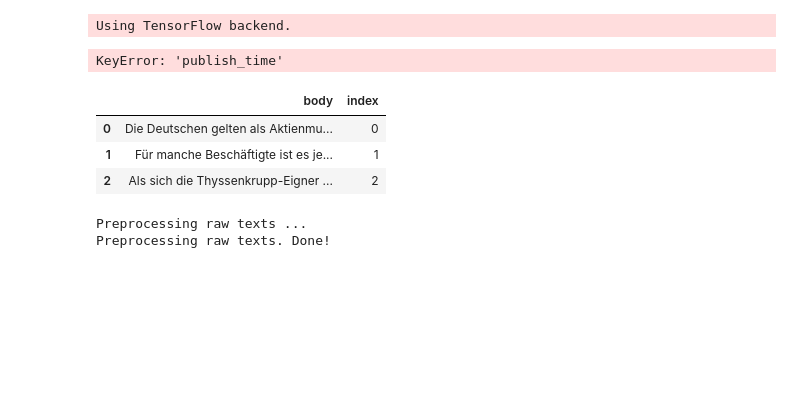
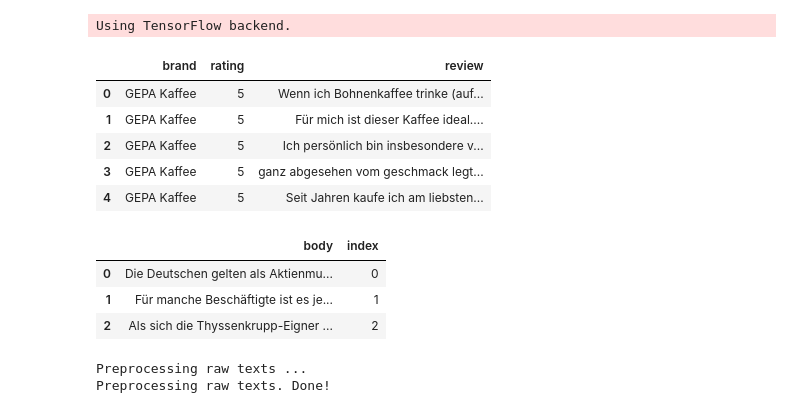
Before and after one commit to raweon1/Forecast, a Jupyter notebook: source/Topic/Topic.ipynb, the cells around one changed output. Saved outputs shown, nothing was run; the diff lists cells and outputs as text; code cells hidden in the pictures; blank space fills up the shorter version.

```diff
--- a/source/Topic/Topic.ipynb
+++ b/source/Topic/Topic.ipynb
@@ -23,8 +23,0 @@ meta = pd.read_csv("demo_text_chunk_0.csv", sep=";")
-# %%
-meta["publish_time"] = pd.to_datetime(meta["publish_time"])
-meta["publish_year"] = (pd.DatetimeIndex(meta['publish_time']).year)
-meta["publish_month"] = (pd.DatetimeIndex(meta['publish_time']).month)
-meta = meta[meta["publish_year"] == 2020]
-print(meta.shape[0], " papers are available after 2020 Jan 1.")
-# %% [output]
-KeyError: 'publish_time'
@@ -31,3 +27,12 @@ KeyError: 'publish_time'
+# %%
+meta.head()
+# %% [output]
+|  | brand | rating | review |
+| 0 | GEPA Kaffee | 5 | Wenn ich Bohnenkaffee trinke (auf... |
+| 1 | GEPA Kaffee | 5 | Für mich ist dieser Kaffee ideal.... |
+| 2 | GEPA Kaffee | 5 | Ich persönlich bin insbesondere v... |
+| 3 | GEPA Kaffee | 5 | ganz abgesehen vom geschmack legt... |
+| 4 | GEPA Kaffee | 5 | Seit Jahren kaufe ich am liebsten... |
 # %%
 sentences = []
 sentence_to_summary = {}
```
Also changed, not shown: parts of 12 cells of this notebook, 6 other files.
